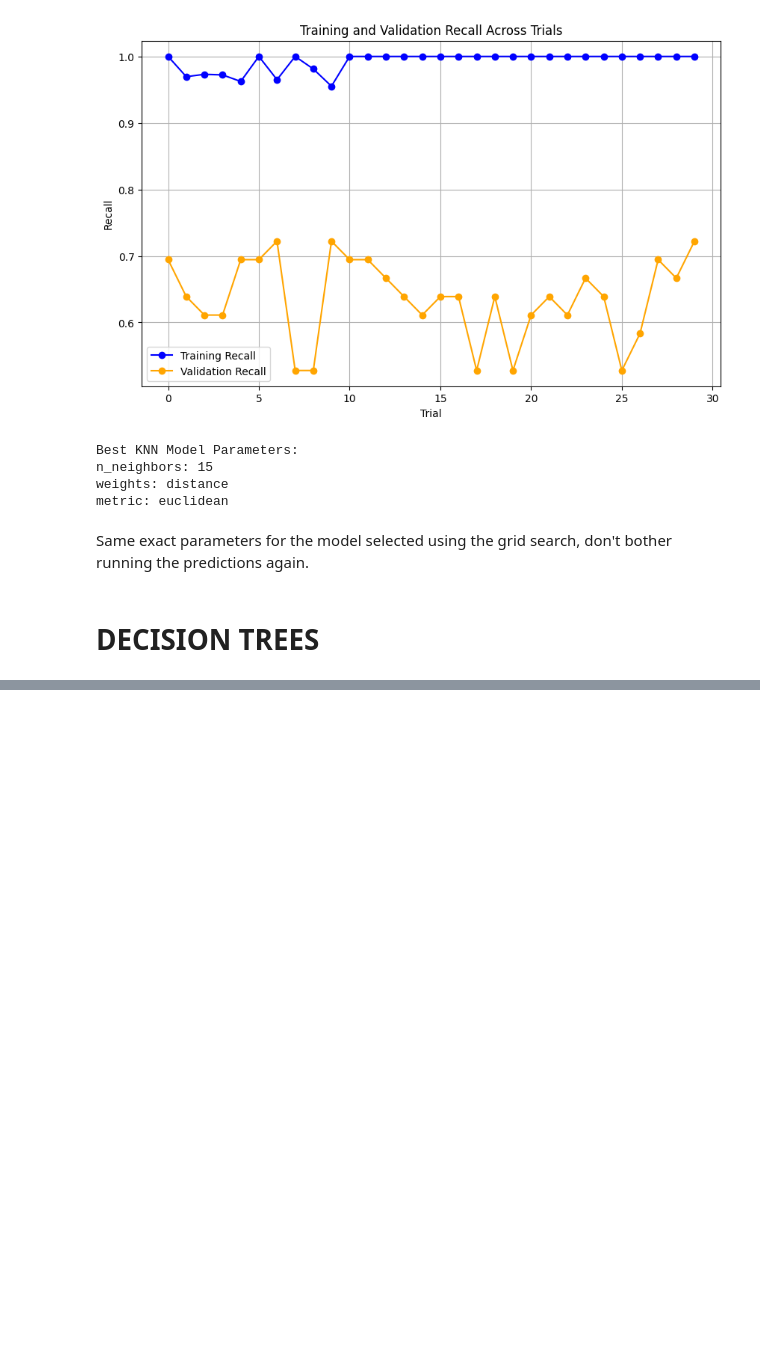
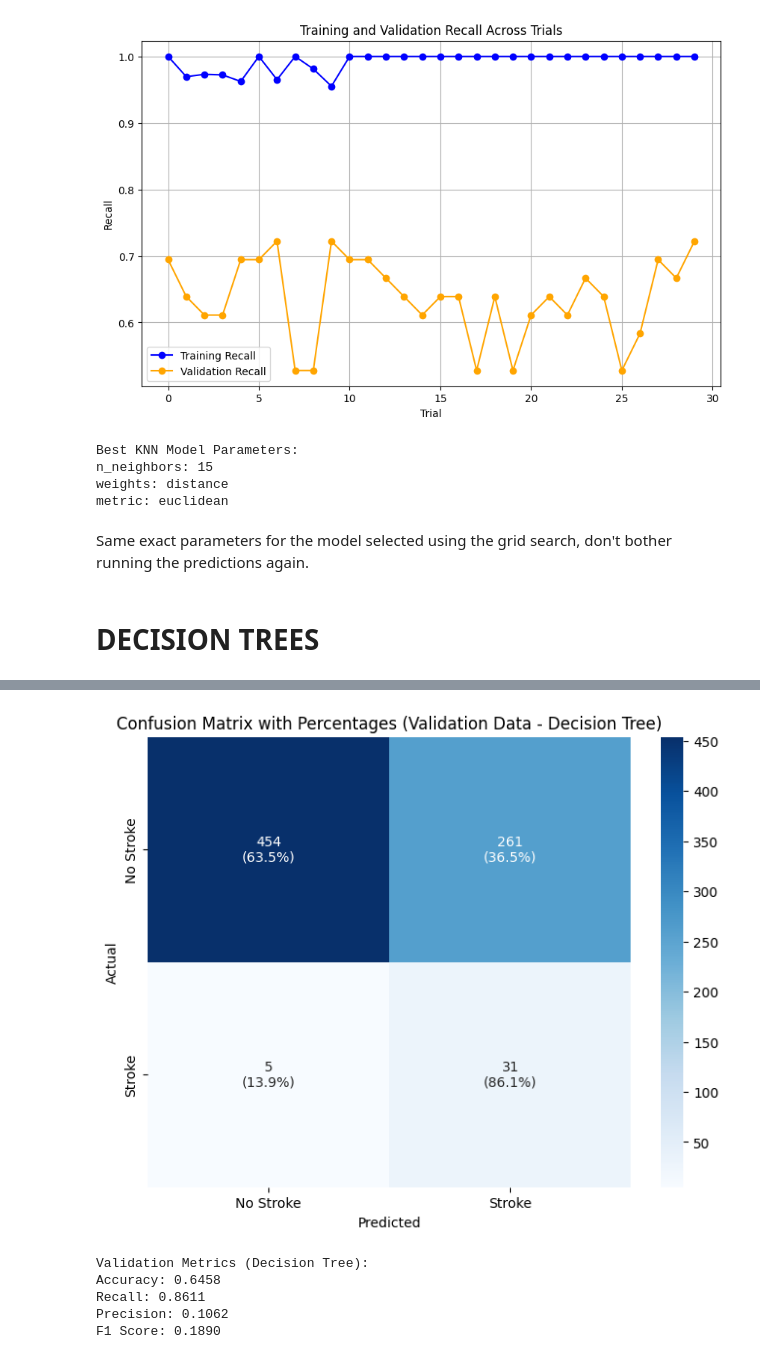
Before and after one commit to Mohamed-Ahmed-Esmat/Stroke-Detection, a Jupyter notebook: detection_Smote.ipynb, the cells around one changed output, grey strips where cells are left out. Saved outputs shown, nothing was run; the diff lists cells and outputs as text; code cells hidden in the pictures; blank space fills up the shorter version.

```diff
--- a/detection_Smote.ipynb
+++ b/detection_Smote.ipynb
@@ -2115,0 +2167,47 @@ F1 Score: 0.0980
+# %%
+from sklearn.metrics import confusion_matrix, recall_score, precision_score, f1_score, accuracy_score
+import seaborn as sns
+import matplotlib.pyplot as plt
+import numpy as np
+
+# Use the best model from GridSearchCV for Decision Trees
+best_dt_model = grid_search.best_estimator_
+
+# Predict on the validation data
+y_val_pred = best_dt_model.predict(x_val_filtered)
+
+# Generate the confusion matrix for the validation data
+cm_val = confusion_matrix(y_val_filtered, y_val_pred)
+
+# Calculate percentages for the confusion matrix
+cm_val_percentage = cm_val.astype('float') / cm_val.sum(axis=1)[:, np.newaxis] * 100
+
+# Combine counts and percentages into a single annotation
+annot = np.array([f"{count}\n({percent:.1f}%)" for count, percent in zip(cm_val.flatten(), cm_val_percentage.flatten())]).reshape(cm_val.shape)
+
+# Plot the confusion matrix with counts and percentages
+plt.figure(figsize=(8, 6))
+sns.heatmap(cm_val, annot=annot, fmt='', cmap='Blues', xticklabels=['No Stroke', 'Stroke'], yticklabels=['No Stroke', 'Stroke'])
+plt.title('Confusion Matrix with Percentages (Validation Data - Decision Tree)')
+plt.xlabel('Predicted')
+plt.ylabel('Actual')
+plt.show()
+
+# Calculate and print evaluation metrics
+accuracy = accuracy_score(y_val_filtered, y_val_pred)
+recall = recall_score(y_val_filtered, y_val_pred)
+precision = precision_score(y_val_filtered, y_val_pred)
+f1 = f1_score(y_val_filtered, y_val_pred)
+
+print("\nValidation Metrics (Decision Tree):")
+print(f"Accuracy: {accuracy:.4f}")
+print(f"Recall: {recall:.4f}")
+print(f"Precision: {precision:.4f}")
+print(f"F1 Score: {f1:.4f}")
+# %% [output]
+[figure, added]
+Validation Metrics (Decision Tree):
+Accuracy: 0.6458
+Recall: 0.8611
+Precision: 0.1062
+F1 Score: 0.1890
```
Also changed, not shown: parts of 7 cells of this notebook.
